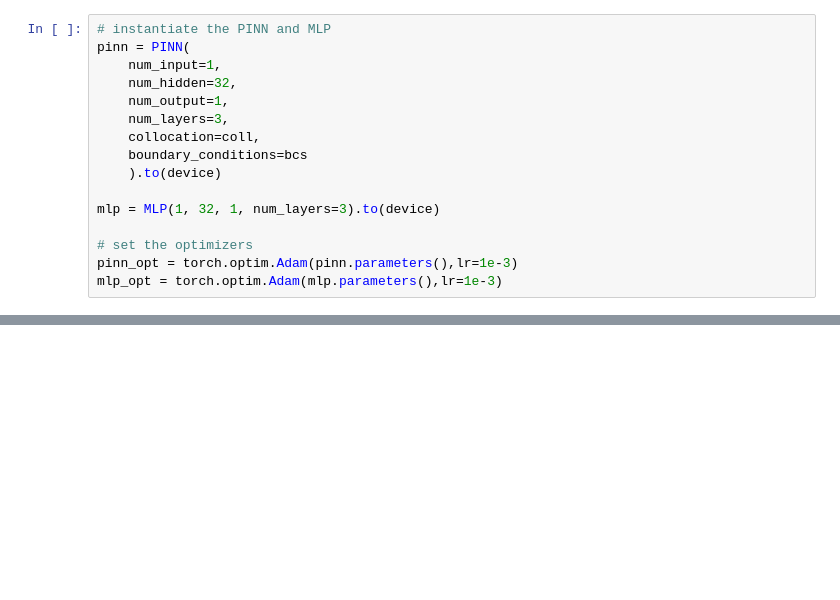
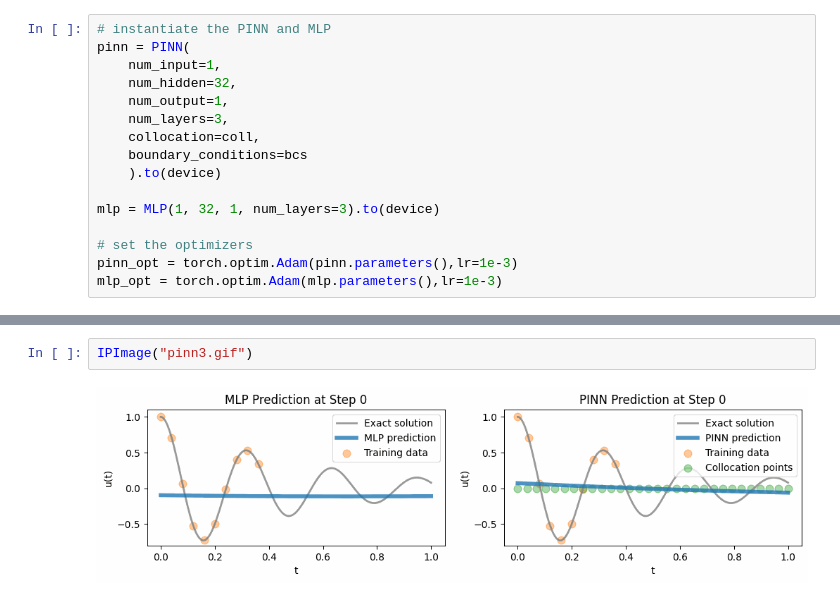
Before and after one commit to mkieffer1107/physics-informed-ml, a Jupyter notebook: mycode/pinns/spring.ipynb, the cells around one changed output, grey strips where cells are left out. Cells and saved outputs as stored; diff of their text form; blank space fills up the shorter version.

```diff
--- a/mycode/pinns/spring.ipynb
+++ b/mycode/pinns/spring.ipynb
@@ -791,0 +805,4 @@ Saving 134 frames to pinn3.gif
+# %%
+IPImage("pinn3.gif")
+# %% [output]
+[figure, added]
```
Also changed, not shown: parts of 7 cells of this notebook, 1 other file.
